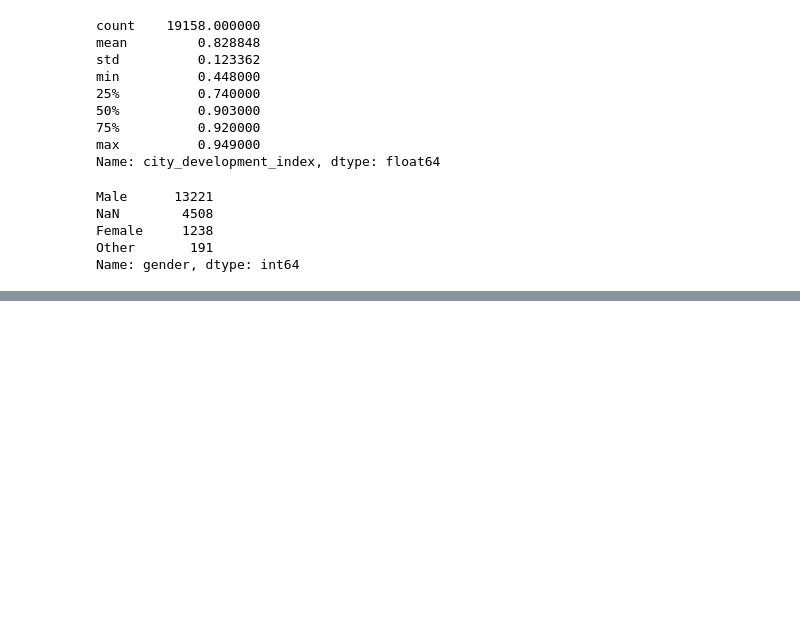
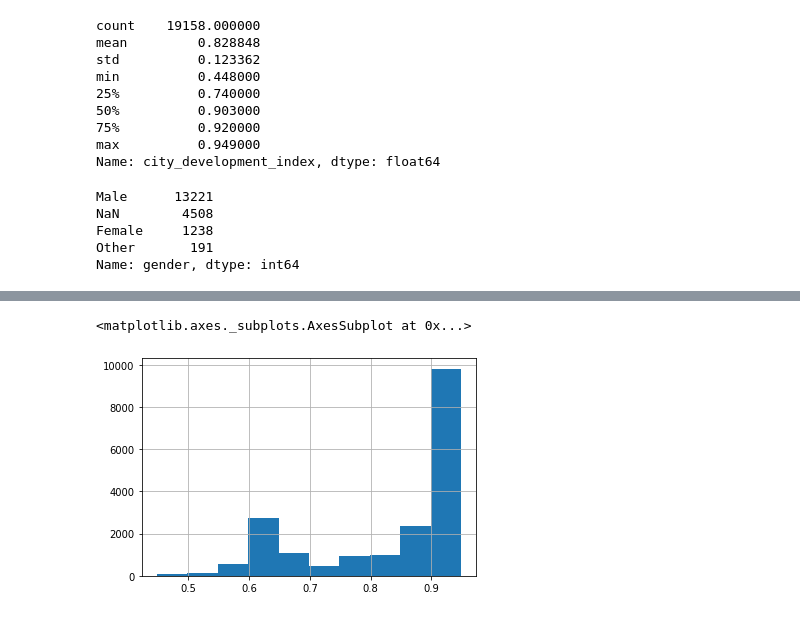
Before and after one commit to probabylity/learning, a Jupyter notebook: pandas_crash.ipynb, the cells around one changed output, grey strips where cells are left out. Drawn from its saved outputs; the diff is of its cells as text; code cells hidden in the pictures; blank space fills up the shorter version.

```diff
--- a/pandas_crash.ipynb
+++ b/pandas_crash.ipynb
@@ -170,0 +265,2 @@ Name: gender, dtype: int64
+# %%
+df['city_development_group'] = pd.cut(df['city_development_index'],5)
@@ -170,0 +277,5 @@ Name: gender, dtype: int64
+# %%
+df['city_development_index'].hist()
+# %% [output]
+<matplotlib.axes._subplots.AxesSubplot at 0x...>
+[figure, added]
```
Also changed, not shown: parts of 37 cells of this notebook.
